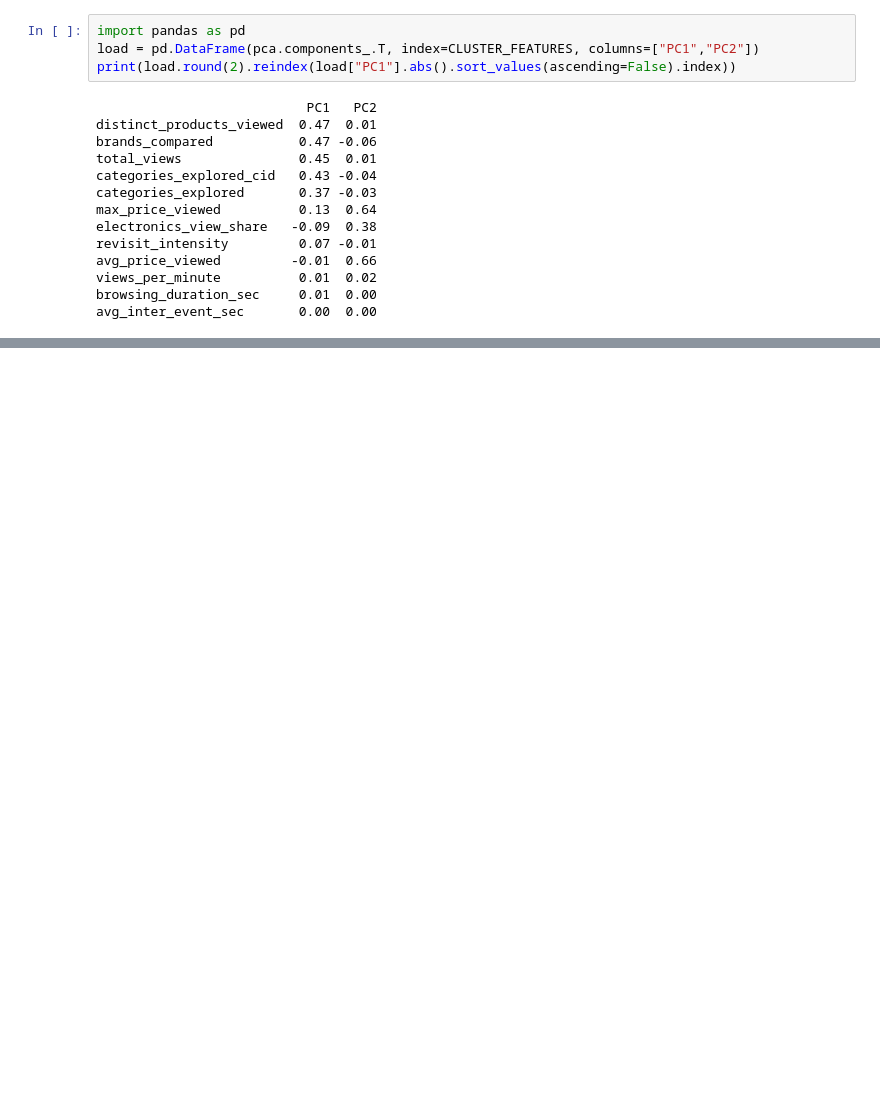
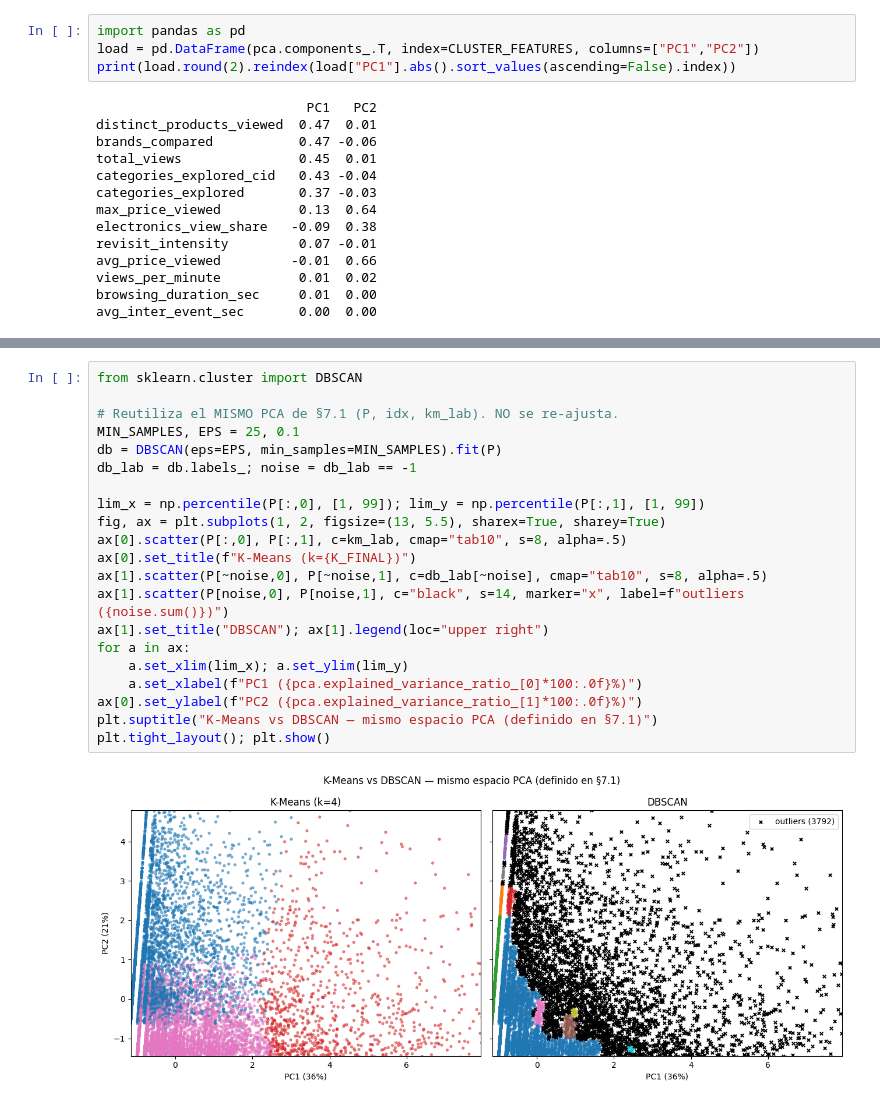
Before and after one commit to HeiderZapata/proyecto-integrador-g8, a Jupyter notebook: notebooks/modeling/04_clustering.ipynb, the cells around one changed output, grey strips where cells are left out. Saved outputs shown, nothing was run; the diff lists cells and outputs as text; blank space fills up the shorter version.

```diff
--- a/notebooks/modeling/04_clustering.ipynb
+++ b/notebooks/modeling/04_clustering.ipynb
@@ -256,0 +251,23 @@ Yeison dirige el incentivo a este grupo y el modelo de propensión (notebook 02)
+# %%
+from sklearn.cluster import DBSCAN
+
+# Reutiliza el MISMO PCA de §7.1 (P, idx, km_lab). NO se re-ajusta.
+MIN_SAMPLES, EPS = 25, 0.1
+db = DBSCAN(eps=EPS, min_samples=MIN_SAMPLES).fit(P)
+db_lab = db.labels_; noise = db_lab == -1
+
+lim_x = np.percentile(P[:,0], [1, 99]); lim_y = np.percentile(P[:,1], [1, 99])
+fig, ax = plt.subplots(1, 2, figsize=(13, 5.5), sharex=True, sharey=True)
+ax[0].scatter(P[:,0], P[:,1], c=km_lab, cmap="tab10", s=8, alpha=.5)
+ax[0].set_title(f"K-Means (k={K_FINAL})")
+ax[1].scatter(P[~noise,0], P[~noise,1], c=db_lab[~noise], cmap="tab10", s=8, alpha=.5)
+ax[1].scatter(P[noise,0], P[noise,1], c="black", s=14, marker="x", label=f"outliers ({noise.sum()})")
+ax[1].set_title("DBSCAN"); ax[1].legend(loc="upper right")
+for a in ax:
+    a.set_xlim(lim_x); a.set_ylim(lim_y)
+    a.set_xlabel(f"PC1 ({pca.explained_variance_ratio_[0]*100:.0f}%)")
+ax[0].set_ylabel(f"PC2 ({pca.explained_variance_ratio_[1]*100:.0f}%)")
+plt.suptitle("K-Means vs DBSCAN — mismo espacio PCA (definido en §7.1)")
+plt.tight_layout(); plt.show()
+# %% [output]
+[figure, added]
```
Also changed, not shown: parts of 8 cells of this notebook, 1 other file.
